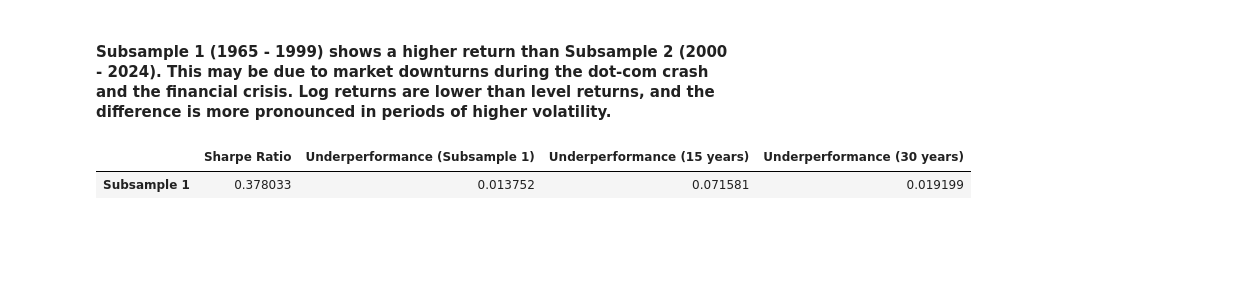
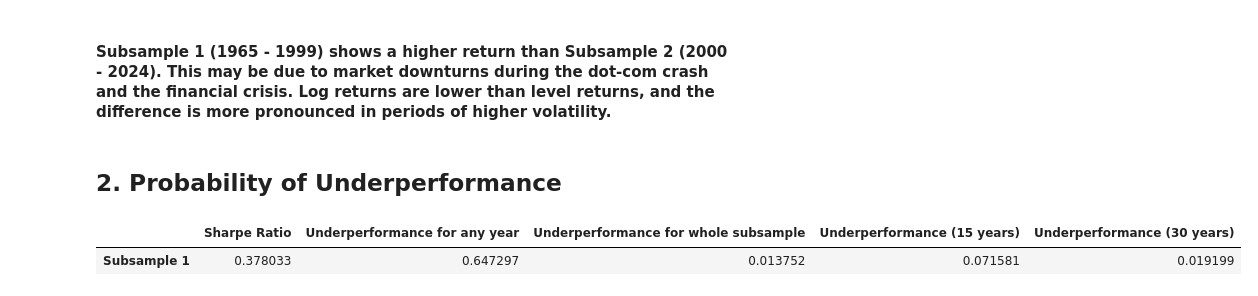
Before and after one commit to DipeshGhimire/FINM36700, a Jupyter notebook: Assignments/assignment3.ipynb, the cells around one changed output. Cells and saved outputs as stored; diff of their text form; code cells hidden in the pictures; blank space fills up the shorter version.

```diff
--- a/Assignments/assignment3.ipynb
+++ b/Assignments/assignment3.ipynb
@@ -77,20 +69,25 @@ summary_stats
 # %% [markdown]
 #### Subsample 1 (1965 - 1999) shows a higher return than Subsample 2 (2000 - 2024). This may be due to market downturns during the dot-com crash and the financial crisis. Log returns are lower than level returns, and the difference is more pronounced in periods of higher volatility.
+# %% [markdown]
+## 2. Probability of Underperformance
+# %%
+sharpe_log_excess_65_99 = (stats_1965_1999.loc['log_SPX_t']['mean'] / stats_1965_1999.loc['log_SPX_t']['vol'])
 # %%
-sharpe_ratio_subsample1 = (subsample1['log_ret_excess_SPX'].mean() / subsample1['log_ret_excess_SPX'].std()) * np.sqrt(12)
-underperformance_subsample1 = norm.cdf(-np.sqrt(34) * (sharpe_ratio_subsample1))
-underperformance_subsample1_15 = norm.cdf(-np.sqrt(15) * (sharpe_ratio_subsample1))
-underperformance_subsample1_30 = norm.cdf(-np.sqrt(30) * (sharpe_ratio_subsample1))
+underperformance_subsample1 = norm.cdf((sharpe_log_excess_65_99))
+underperformance_subsample1_whole = norm.cdf(-np.sqrt(34) * (sharpe_log_excess_65_99))
+underperformance_subsample1_15 = norm.cdf(-np.sqrt(15) * (sharpe_log_excess_65_99))
+underperformance_subsample1_30 = norm.cdf(-np.sqrt(30) * (sharpe_log_excess_65_99))
 
 pd.DataFrame({
-    'Sharpe Ratio': [sharpe_ratio_subsample1],
-    'Underperformance (Subsample 1)': [underperformance_subsample1],
+    'Sharpe Ratio': [sharpe_log_excess_65_99],
+    'Underperformance for any year': [underperformance_subsample1],
+    'Underperformance for whole subsample': [underperformance_subsample1_whole],
     'Underperformance (15 years)': [underperformance_subsample1_15],
     'Underperformance (30 years)': [underperformance_subsample1_30]
 }, index=['Subsample 1'])
 # %% [output]
-|  | Sharpe Ratio | Underperformance (Subsample 1) | Underperformance (15 years) | Underperformance (30 years) |
-| Subsample 1 | 0.378033 | 0.013752 | 0.071581 | 0.019199 |
+|  | Sharpe Ratio | Underperformance for any year | Underperformance for whole subsample | Underperformance (15 years) | Underperformance (30 years) |
+| Subsample 1 | 0.378033 | 0.647297 | 0.013752 | 0.071581 | 0.019199 |
 # %%
 # Plot underperformance for Subsample 1 across horizons
 horizons = np.arange(1, 31)
```
Also changed, not shown: parts of 16 cells of this notebook.
